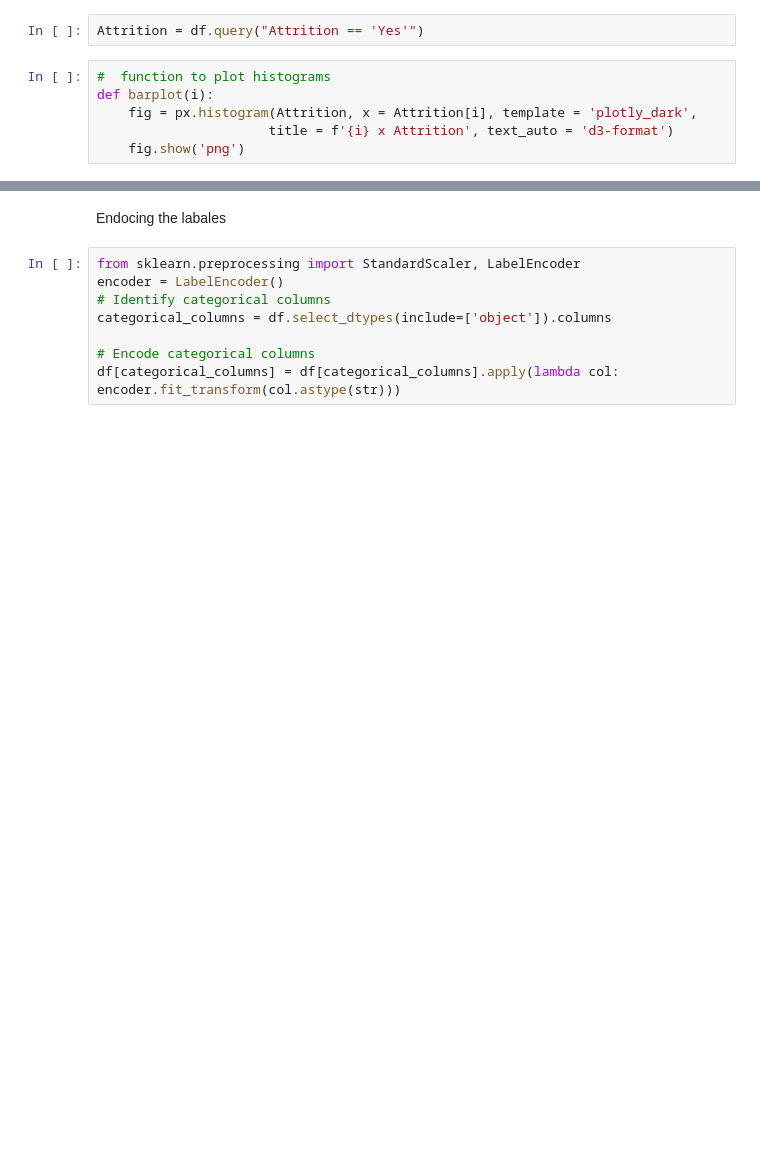
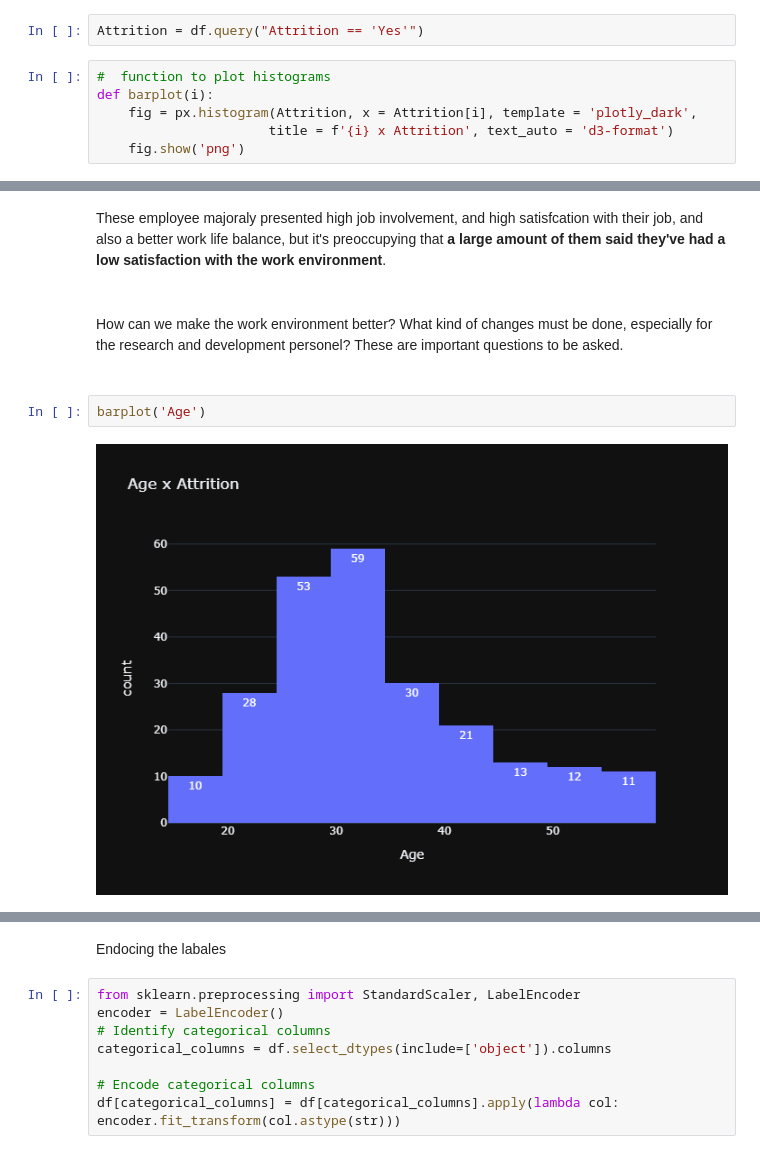
Before and after one commit to mjdarvishi/Employee_attrition_machine_learning, a Jupyter notebook: v2.ipynb, the cells around one changed output, grey strips where cells are left out. Drawn from its saved outputs; the diff is of its cells as text; blank space fills up the shorter version.

```diff
--- a/v2.ipynb
+++ b/v2.ipynb
@@ -174,0 +115,8 @@ It's also curious to see that a lot of these employees had less than 2 years wor
+# %% [markdown]
+These employee majoraly presented high job involvement, and high satisfcation with their job, and also a better work life balance, but it's preoccupying that **a large amount of them said they've had a low satisfaction with the work environment**.<br><br>
+# %% [markdown]
+How can we make the work environment better? What kind of changes must be done, especially for the research and development personel? These are important questions to be asked.<br><br>
+# %%
+barplot('Age')
+# %% [output]
+[figure, added]
```
Also changed, not shown: parts of 31 cells of this notebook.
